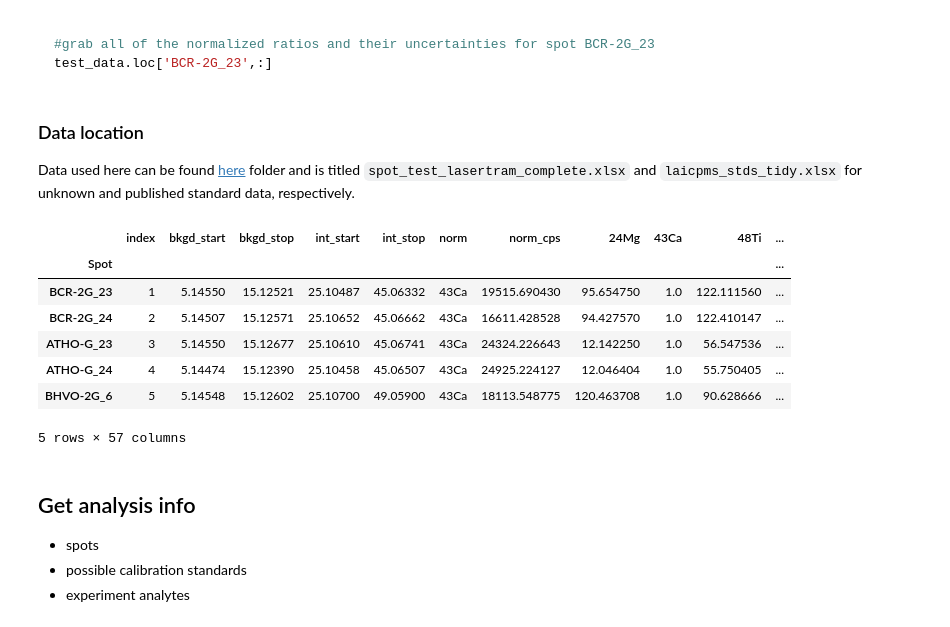
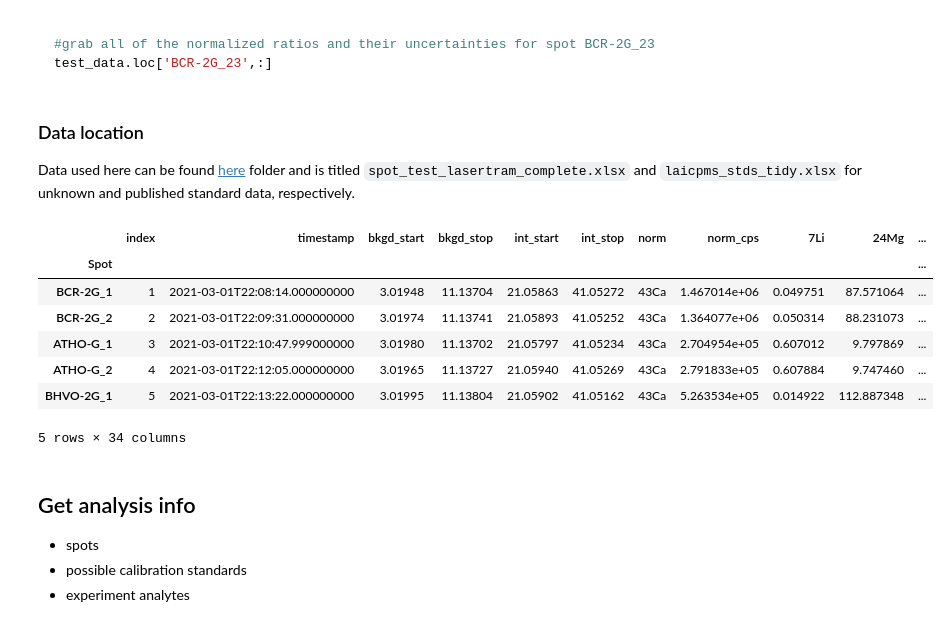
Before and after one commit to jlubbersgeo/laicpms_general, a Jupyter notebook: lasercalc_python.ipynb, the cells around one changed output. Cells and saved outputs as stored; diff of their text form; code cells hidden in the pictures.

```diff
--- a/lasercalc_python.ipynb
+++ b/lasercalc_python.ipynb
@@ -50,27 +51,29 @@ Data used here can be found [here](https://github.com/jlubbersgeo/laserTRAM-DB/t
 # %%
 # import published standards data
 stds_data = pd.read_excel(
-    "/Users/jordanlubbers/Desktop/LaserTRAM-DB_use/laserTRAM-DB/tests/laicpms_stds_tidy.xlsx"
+    r"C:\Users\jlubbers\OneDrive - DOI\Research\Coding\laser_processing\laserTRAM-DB\tests\laicpms_stds_tidy.xlsx"
 ).set_index("Standard")
 
 # import our internal standard normalized data
 test_data = (
-    pd.read_excel("/Users/jordanlubbers/Desktop/LaserTRAM-DB_use/laserTRAM-DB/tests/spot_test_lasertram_complete.xlsx")
+    pd.read_excel(
+        r"C:\Users\jlubbers\OneDrive - DOI\Research\Coding\laser_processing\test_data\stds_unk_plag_badorder_LTcomplete.xlsx"
+    )
     .dropna()
     .set_index("Spot")
 )
 
 test_data.insert(loc=0, column="index", value=np.arange(1, len(test_data) + 1))
 test_data.head()
 # %% [output]
-|  | index | bkgd_start | bkgd_stop | int_start | int_stop | norm | norm_cps | 24Mg | 43Ca | 48Ti | ... |
+|  | index | timestamp | bkgd_start | bkgd_stop | int_start | int_stop | norm | norm_cps | 7Li | 24Mg | ... |
 | Spot |  |  |  |  |  |  |  |  |  |  | ... |
-| BCR-2G_23 | 1 | 5.14550 | 15.12521 | 25.10487 | 45.06332 | 43Ca | 19515.690430 | 95.654750 | 1.0 | 122.111560 | ... |
-| BCR-2G_24 | 2 | 5.14507 | 15.12571 | 25.10652 | 45.06662 | 43Ca | 16611.428528 | 94.427570 | 1.0 | 122.410147 | ... |
-| ATHO-G_23 | 3 | 5.14550 | 15.12677 | 25.10610 | 45.06741 | 43Ca | 24324.226643 | 12.142250 | 1.0 | 56.547536 | ... |
-| ATHO-G_24 | 4 | 5.14474 | 15.12390 | 25.10458 | 45.06507 | 43Ca | 24925.224127 | 12.046404 | 1.0 | 55.750405 | ... |
-| BHVO-2G_6 | 5 | 5.14548 | 15.12602 | 25.10700 | 49.05900 | 43Ca | 18113.548775 | 120.463708 | 1.0 | 90.628666 | ... |
+| BCR-2G_1 | 1 | 2021-03-01T22:08:14.000000000 | 3.01948 | 11.13704 | 21.05863 | 41.05272 | 43Ca | 1.467014e+06 | 0.049751 | 87.571064 | ... |
+| BCR-2G_2 | 2 | 2021-03-01T22:09:31.000000000 | 3.01974 | 11.13741 | 21.05893 | 41.05252 | 43Ca | 1.364077e+06 | 0.050314 | 88.231073 | ... |
+| ATHO-G_1 | 3 | 2021-03-01T22:10:47.999000000 | 3.01980 | 11.13702 | 21.05797 | 41.05234 | 43Ca | 2.704954e+05 | 0.607012 | 9.797869 | ... |
+| ATHO-G_2 | 4 | 2021-03-01T22:12:05.000000000 | 3.01965 | 11.13727 | 21.05940 | 41.05269 | 43Ca | 2.791833e+05 | 0.607884 | 9.747460 | ... |
+| BHVO-2G_1 | 5 | 2021-03-01T22:13:22.000000000 | 3.01995 | 11.13804 | 21.05902 | 41.05162 | 43Ca | 5.263534e+05 | 0.014922 | 112.887348 | ... |
-5 rows × 57 columns
+5 rows × 34 columns
 # %% [markdown]
 ## Get analysis info
 - spots
```
Also changed, not shown: parts of 9 cells of this notebook.
